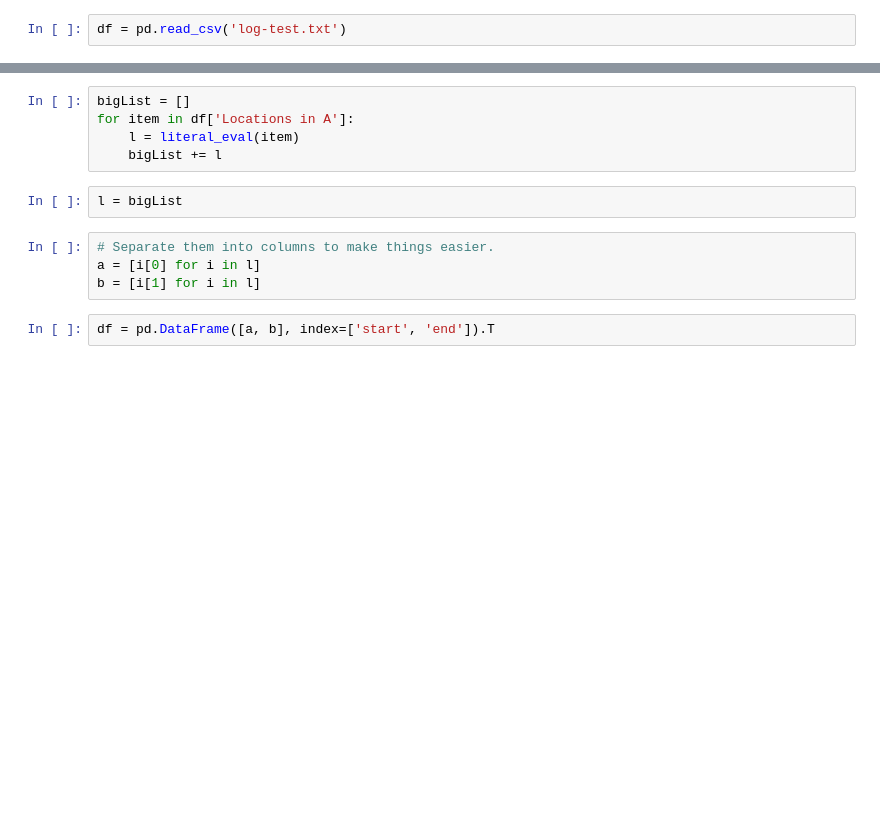
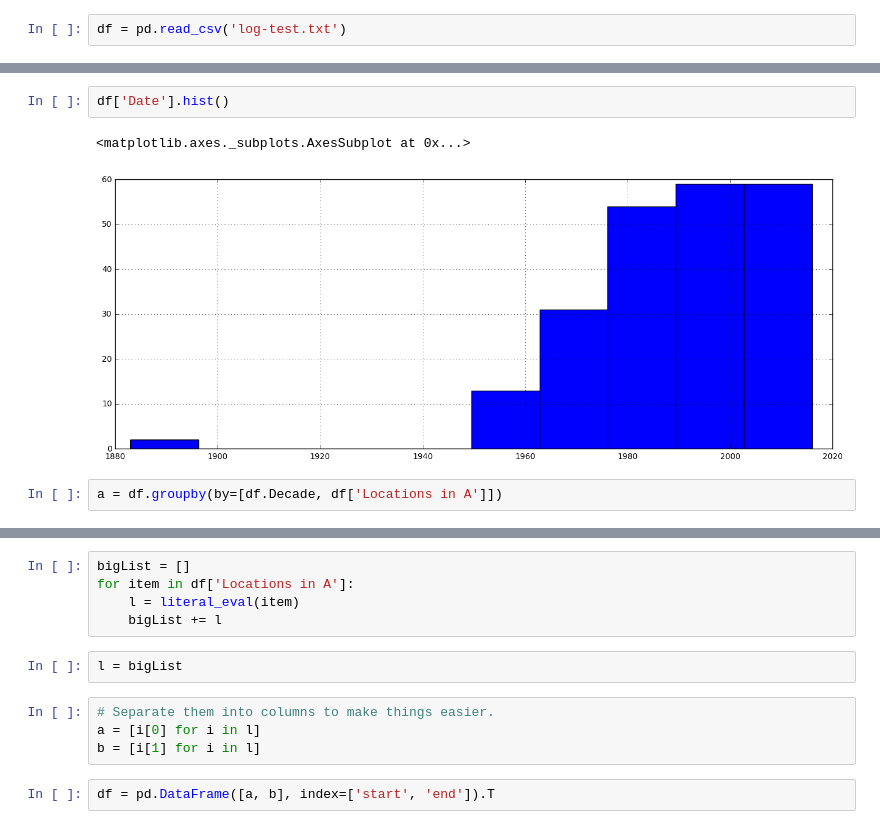
Before and after one commit to lit-mod-viz/middlemarch-critical-histories, a Jupyter notebook: experiment0-analysis.ipynb, the cells around one changed output, grey strips where cells are left out. Drawn from its saved outputs; the diff is of its cells as text; blank space fills up the shorter version.

```diff
--- a/experiment0-analysis.ipynb
+++ b/experiment0-analysis.ipynb
@@ -30,0 +46,7 @@ df
+# %%
+df['Date'].hist()
+# %% [output]
+<matplotlib.axes._subplots.AxesSubplot at 0x...>
+[figure, added]
+# %%
+a = df.groupby(by=[df.Decade, df['Locations in A']])
```
Also changed, not shown: parts of 8 cells of this notebook, 1 other file.
